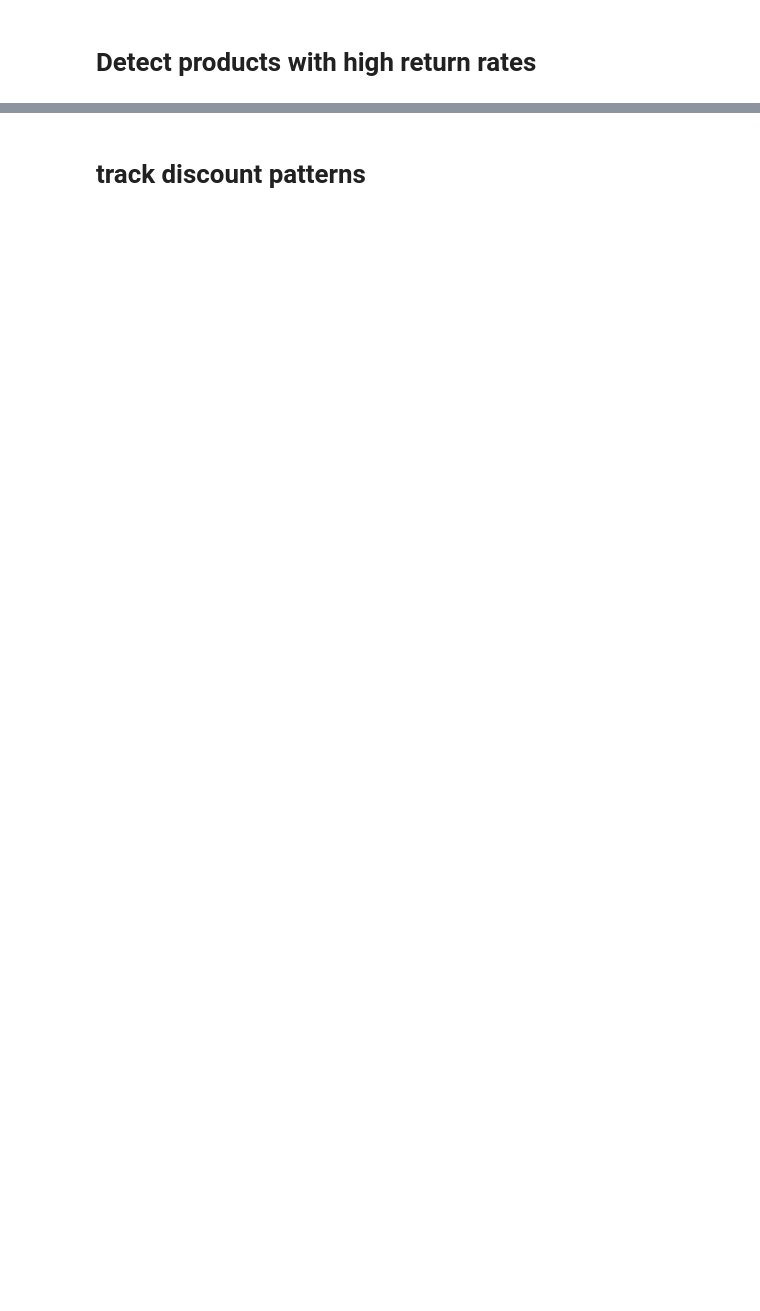
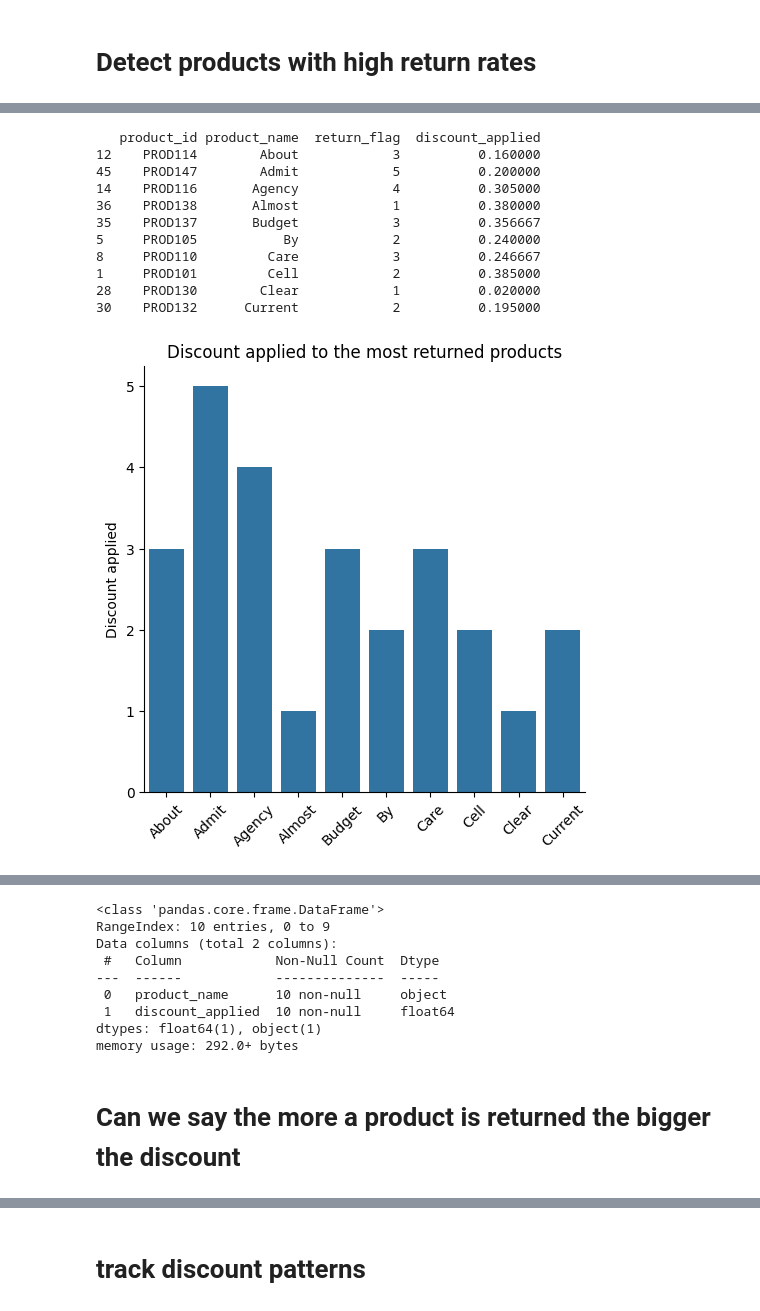
Before and after one commit to cedizen/sales-project, a Jupyter notebook: sales_projects.ipynb, the cells around one changed output, grey strips where cells are left out. Saved outputs shown, nothing was run; the diff lists cells and outputs as text; code cells hidden in the pictures; blank space fills up the shorter version.

```diff
--- a/sales_projects.ipynb
+++ b/sales_projects.ipynb
@@ -475,16 +473,2 @@ impacts of discounts on revenue: 0.0%
 # %% [markdown]
 # Detect products with high return rates
-# %%
-# returns_discounts and product
-
-returns_discounts_products = returns_discounts.merge(sales_transactions, on='transaction_id')\
-.merge(products, on='product_id')
-
-# add a new column return_rates
-returns_discounts_products['return_rate'] = returns_discounts_products['return_flag'].count() / len(returns_discounts_products['return_flag'])
-
-return_rate_products = returns_discounts_products.groupby('product_id', as_index=False)['return_rate'].mean().sort_values(by='return_rate', ascending=False)
-
-print(return_rate_products)
-
-returns_discounts_products.info()
@@ -508,0 +475,48 @@ memory usage: 132.0+ bytes
+# %%
+# returns_discounts and product
+
+return_discounts_products = returns_discounts.merge(sales_transactions, on='transaction_id').merge(products, on='product_id')
+
+# see the products with the highest number of return flag
+return_flags_number_discount = return_discounts_products.groupby(['product_id', 'product_name'], as_index=False)[
+    ['return_flag', 'discount_applied']].agg(
+        return_flag=('return_flag', 'count'),
+        discount_applied=('discount_applied', 'mean')
+    ).sort_values('product_name', ascending=True).head(10)
+
+print(return_flags_number_discount)
+
+sns.catplot(data=return_flags_number_discount,
+            x='product_name',
+            y='return_flag',
+            kind='bar')
+plt.title('Discount applied to the most returned products')
+plt.xlabel('')
+plt.ylabel('Discount applied')
+plt.xticks(rotation=45)
+plt.show()
+
+sns.catplot(data=return_flags_number_discount,
+            x='product_name',
+            y='discount_applied',
+            kind='bar')
+plt.title('Discount applied to the most returned products')
+plt.xlabel('')
+plt.ylabel('Discount applied')
+plt.xticks(rotation=45)
+plt.show()
+
+return_rate_products.info()
+# %% [output]
+   product_id product_name  return_flag  discount_applied
+12    PROD114        About            3          0.160000
+45    PROD147        Admit            5          0.200000
+14    PROD116       Agency            4          0.305000
+36    PROD138       Almost            1          0.380000
+35    PROD137       Budget            3          0.356667
+5     PROD105           By            2          0.240000
+8     PROD110         Care            3          0.246667
+1     PROD101         Cell            2          0.385000
+28    PROD130        Clear            1          0.020000
+30    PROD132      Current            2          0.195000
+[figure, added]
@@ -508,0 +524,11 @@ memory usage: 132.0+ bytes
+<class 'pandas.core.frame.DataFrame'>
+RangeIndex: 10 entries, 0 to 9
+Data columns (total 2 columns):
+ #   Column            Non-Null Count  Dtype
+---  ------            --------------  -----
+ 0   product_name      10 non-null     object
+ 1   discount_applied  10 non-null     float64
+dtypes: float64(1), object(1)
+memory usage: 292.0+ bytes
+# %% [markdown]
+# Can we say the more a product is returned the bigger the discount
```
Also changed, not shown: parts of 20 cells of this notebook.
